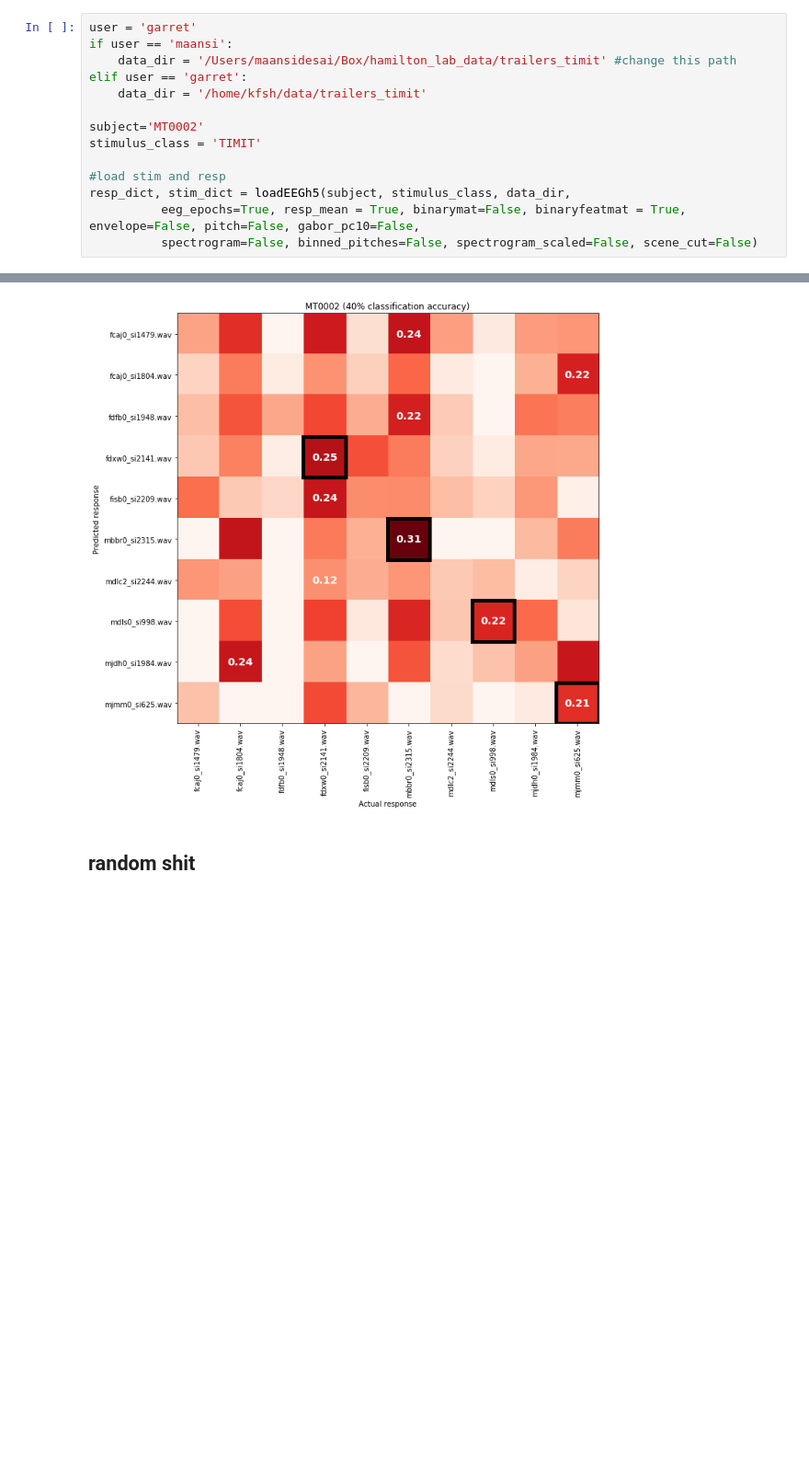
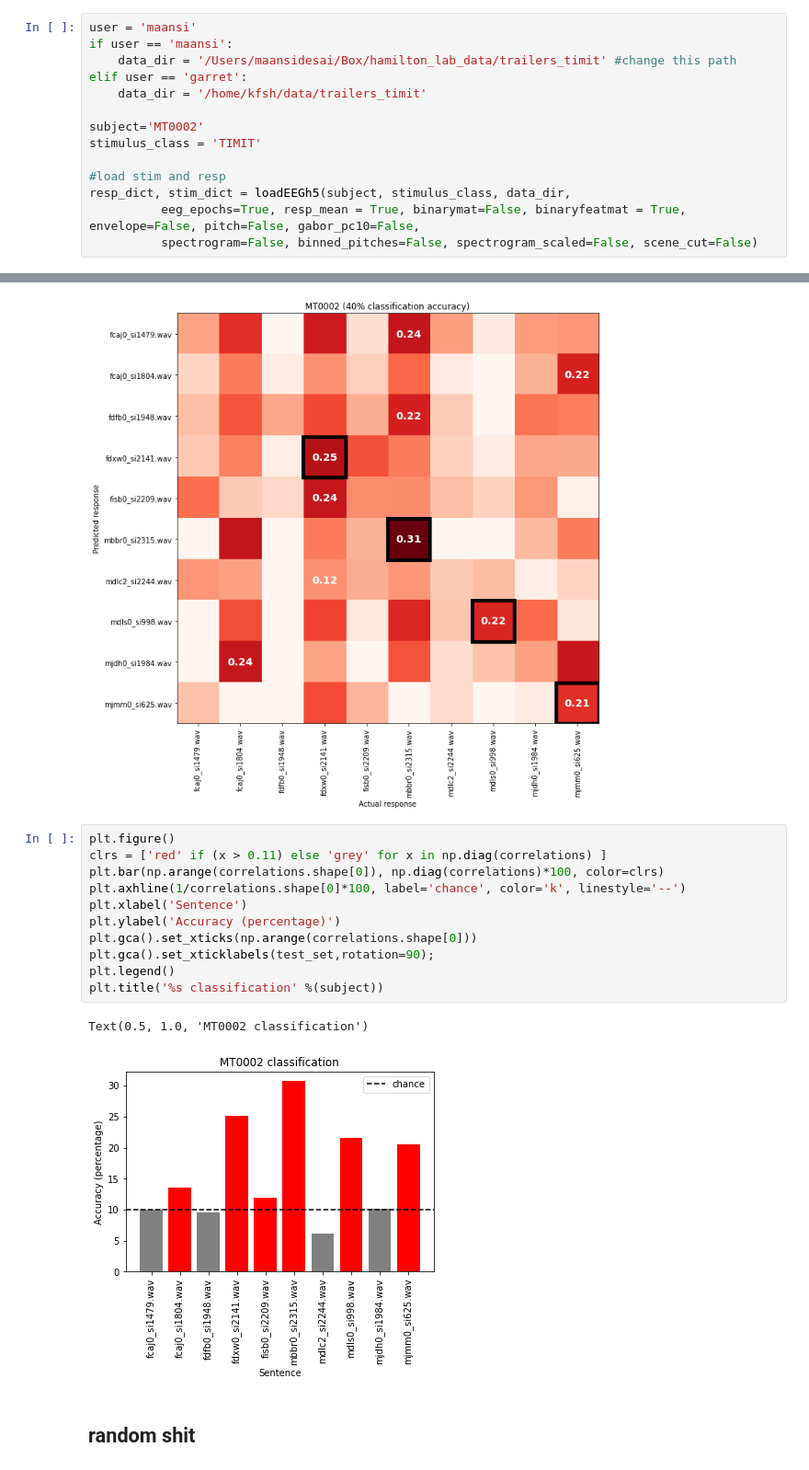
Before and after one commit to maansidesai/eeg_timit_classification, a Jupyter notebook: sentence_classification_single_subject.ipynb, the cells around one changed output, grey strips where cells are left out. Shown at 92% size. Saved outputs shown, nothing was run; the diff lists cells and outputs as text; blank space fills up the shorter version.

Commit message:
bar plot for sentence classification above chance

```diff
--- a/sentence_classification_single_subject.ipynb
+++ b/sentence_classification_single_subject.ipynb
@@ -12,7 +12,7 @@ from utils import * # utils from ridge
 # %% [markdown]
 ## Load data
 # %%
-user = 'garret'
+user = 'maansi'
 if user == 'maansi':
     data_dir = '/Users/maansidesai/Box/hamilton_lab_data/trailers_timit' #change this path
 elif user == 'garret':
@@ -161,6 +159,20 @@ plt.title(f'{subject} ({int((correct_classifications/len(test_set))*100)}% class
 plt.tight_layout();
 # %% [output]
 [figure]
+# %%
+plt.figure()
+clrs = ['red' if (x > 0.11) else 'grey' for x in np.diag(correlations) ]
+plt.bar(np.arange(correlations.shape[0]), np.diag(correlations)*100, color=clrs)
+plt.axhline(1/correlations.shape[0]*100, label='chance', color='k', linestyle='--')
+plt.xlabel('Sentence')
+plt.ylabel('Accuracy (percentage)')
+plt.gca().set_xticks(np.arange(correlations.shape[0]))
+plt.gca().set_xticklabels(test_set,rotation=90);
+plt.legend()
+plt.title('%s classification' %(subject))
+# %% [output]
+Text(0.5, 1.0, 'MT0002 classification')
+[figure, added]
 # %% [markdown]
 ## random shit
 # %%
```
Also changed, not shown: parts of 1 cell of this notebook.
